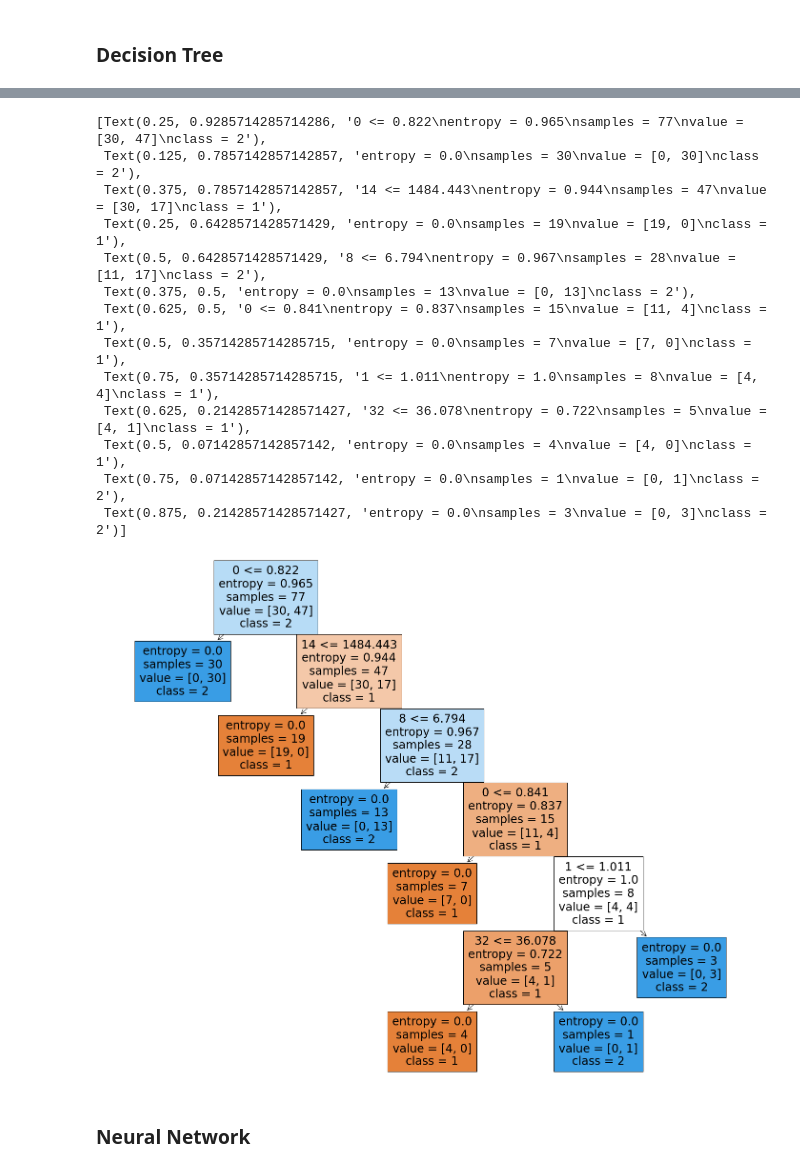
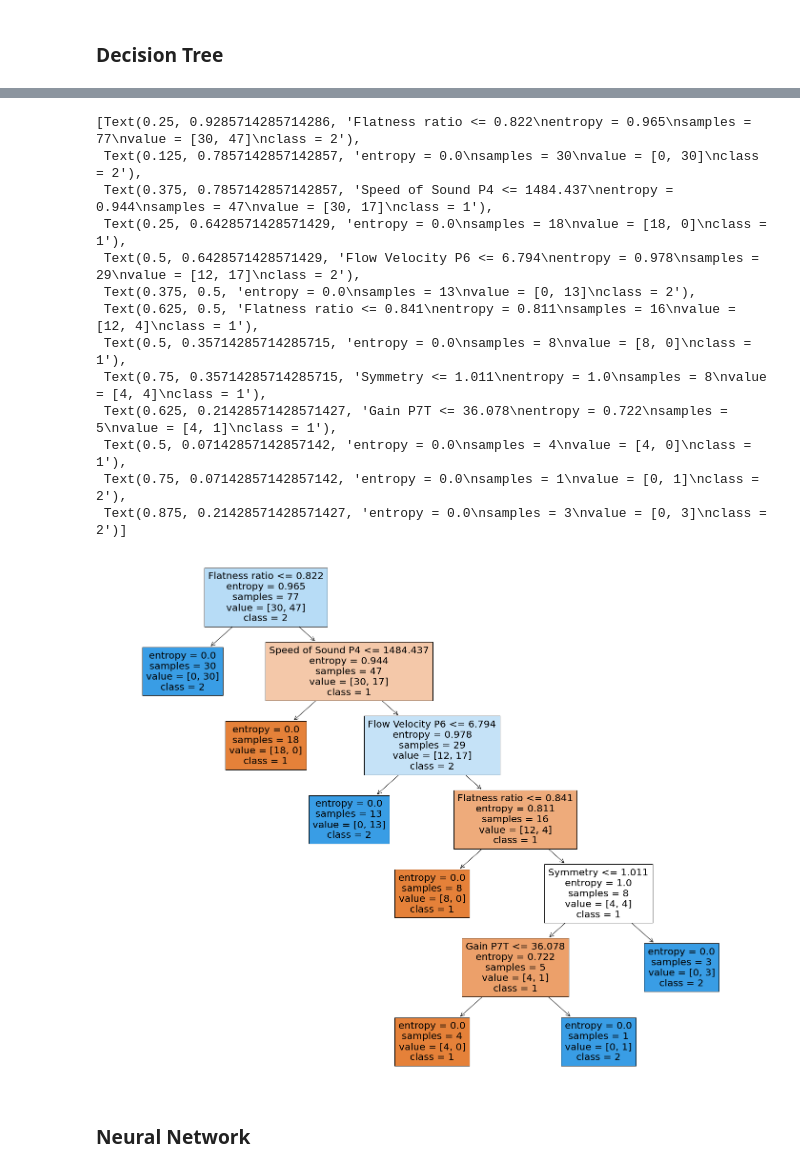
Before and after one commit to goldslime123/csc3005-DA, a Jupyter notebook: MeterA.ipynb, the cells around one changed output, grey strips where cells are left out. Saved outputs shown, nothing was run; the diff lists cells and outputs as text; code cells hidden in the pictures.

Commit message:
final meter A

```diff
--- a/MeterA.ipynb
+++ b/MeterA.ipynb
@@ -14,7 +14,7 @@ import seaborn as sns
 # %% [markdown]
 2. import dataset
 # %%
-raw_data = pd.read_csv('dataset/Meter A', sep='\t', header=None)
+raw_data = pd.read_csv('dataset\Meter A', sep='\t', header=None)
 #assigning the columns
 raw_data.columns = ['Flatness ratio', 'Symmetry', 'Crossflow',
             'Flow Velocity P1','Flow Velocity P2','Flow Velocity P3','Flow Velocity P4',
@@ -94,5 +106,6 @@ dtype: bool
 # %%
 raw_data = raw_data[(np.abs(stats.zscore(raw_data)) < 3).all(axis=1)]
 data_no_outlier = raw_data # rename data
-print(data_no_outlier.shape)
+data_no_outlier = data_no_outlier.reset_index(drop=True)
+data_no_outlier
 # %% [output]
@@ -158,7 +183,7 @@ The following are the outliers in the boxplot:
 Name: Speed of Sound P1, dtype: float64
 (83, 37)
 # %%
-data_no_outlier.drop(data_no_outlier.index[[19,20,21,68,70,71]],inplace=True)
+data_no_outlier.drop(data_no_outlier.index[[17,18,29,65,66,67]],inplace=True)
 data_no_outlier = data_no_outlier.reset_index(drop=True)
 
 val_2 = data_no_outlier['Speed of Sound P1']
@@ -469,12 +531,10 @@ Compare 70/30 vs 80/20
 from sklearn.model_selection import train_test_split
 from sklearn.model_selection import train_test_split
 
-y = raw_data['Class']
-y1 = raw_data['Class']
-
+Y = np.reshape(Y,-1)
 # Splitting the dataset into the Training set and Test set
-X_train, X_test, y_train, y_test = train_test_split(X_pca, y, test_size=0.2, random_state=0)
-X_train1, X_test1, y_train1, y_test1 = train_test_split(X_pca, y1, test_size=0.3, random_state=0)
+X_train, X_test, y_train, y_test = train_test_split(X_pca, Y, test_size=0.2, random_state=0)
+#X_train1, X_test1, y_train1, y_test1 = train_test_split(X_pca, Y, test_size=0.3, random_state=0)
 # %% [markdown]
 ## Supervised Learning
 
@@ -610,28 +670,28 @@ Lowest testing accuracy: 0.75
 # %%
 #Y = X_pca['Class']
-#X = X_pca.drop(['Class'],axis=1)
+Xdt = data_no_outlier.drop(['Class'],axis=1)
 
 clf = tree.DecisionTreeClassifier(criterion='entropy',max_depth=6,random_state=9)
-clf = clf.fit(X, y)
+clf = clf.fit(Xdt, Y)
 
 from sklearn import tree
 fig = plt.figure(figsize=(25,20))
-tree.plot_tree(clf,feature_names=X.columns,class_names=['1','2'],filled=True, impurity=True)
+tree.plot_tree(clf,feature_names=Xdt.columns,class_names=['1','2'],filled=True, impurity=True)
 # %% [output]
-[Text(0.25, 0.9285714285714286, '0 <= 0.822\nentropy = 0.965\nsamples = 77\nvalue = [30, 47]\nclass = 2'),
+[Text(0.25, 0.9285714285714286, 'Flatness ratio <= 0.822\nentropy = 0.965\nsamples = 77\nvalue = [30, 47]\nclass = 2'),
  Text(0.125, 0.7857142857142857, 'entropy = 0.0\nsamples = 30\nvalue = [0, 30]\nclass = 2'),
- Text(0.375, 0.7857142857142857, '14 <= 1484.443\nentropy = 0.944\nsamples = 47\nvalue = [30, 17]\nclass = 1'),
- Text(0.25, 0.6428571428571429, 'entropy = 0.0\nsamples = 19\nvalue = [19, 0]\nclass = 1'),
- Text(0.5, 0.6428571428571429, '8 <= 6.794\nentropy = 0.967\nsamples = 28\nvalue = [11, 17]\nclass = 2'),
+ Text(0.375, 0.7857142857142857, 'Speed of Sound P4 <= 1484.437\nentropy = 0.944\nsamples = 47\nvalue = [30, 17]\nclass = 1'),
+ Text(0.25, 0.6428571428571429, 'entropy = 0.0\nsamples = 18\nvalue = [18, 0]\nclass = 1'),
+ Text(0.5, 0.6428571428571429, 'Flow Velocity P6 <= 6.794\nentropy = 0.978\nsamples = 29\nvalue = [12, 17]\nclass = 2'),
  Text(0.375, 0.5, 'entropy = 0.0\nsamples = 13\nvalue = [0, 13]\nclass = 2'),
- Text(0.625, 0.5, '0 <= 0.841\nentropy = 0.837\nsamples = 15\nvalue = [11, 4]\nclass = 1'),
- Text(0.5, 0.35714285714285715, 'entropy = 0.0\nsamples = 7\nvalue = [7, 0]\nclass = 1'),
- Text(0.75, 0.35714285714285715, '1 <= 1.011\nentropy = 1.0\nsamples = 8\nvalue = [4, 4]\nclass = 1'),
- Text(0.625, 0.21428571428571427, '32 <= 36.078\nentropy = 0.722\nsamples = 5\nvalue = [4, 1]\nclass = 1'),
+ Text(0.625, 0.5, 'Flatness ratio <= 0.841\nentropy = 0.811\nsamples = 16\nvalue = [12, 4]\nclass = 1'),
+ Text(0.5, 0.35714285714285715, 'entropy = 0.0\nsamples = 8\nvalue = [8, 0]\nclass = 1'),
+ Text(0.75, 0.35714285714285715, 'Symmetry <= 1.011\nentropy = 1.0\nsamples = 8\nvalue = [4, 4]\nclass = 1'),
+ Text(0.625, 0.21428571428571427, 'Gain P7T <= 36.078\nentropy = 0.722\nsamples = 5\nvalue = [4, 1]\nclass = 1'),
  Text(0.5, 0.07142857142857142, 'entropy = 0.0\nsamples = 4\nvalue = [4, 0]\nclass = 1'),
  Text(0.75, 0.07142857142857142, 'entropy = 0.0\nsamples = 1\nvalue = [0, 1]\nclass = 2'),
  Text(0.875, 0.21428571428571427, 'entropy = 0.0\nsamples = 3\nvalue = [0, 3]\nclass = 2')]
-[figure, old version]
+[figure, new version]
 # %% [markdown]
 ### Neural Network
 # %%
```
Also changed, not shown: parts of 42 cells of this notebook.
